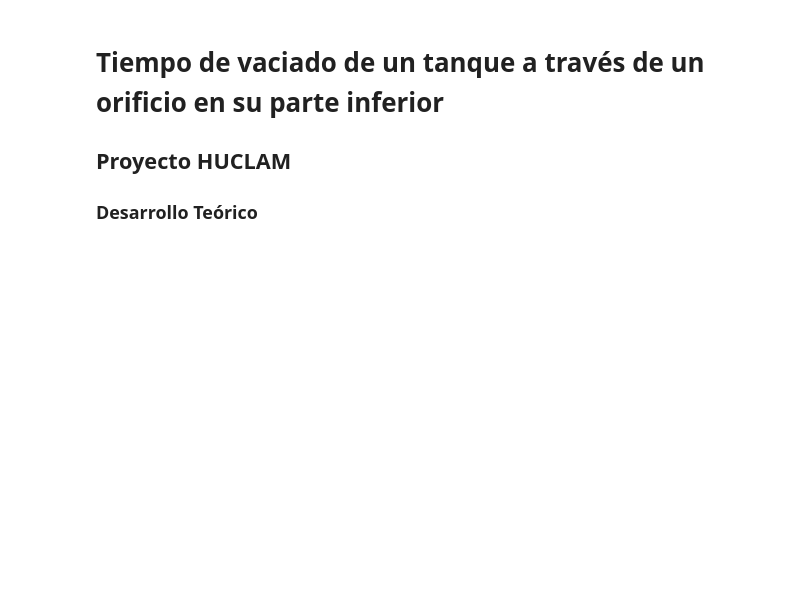
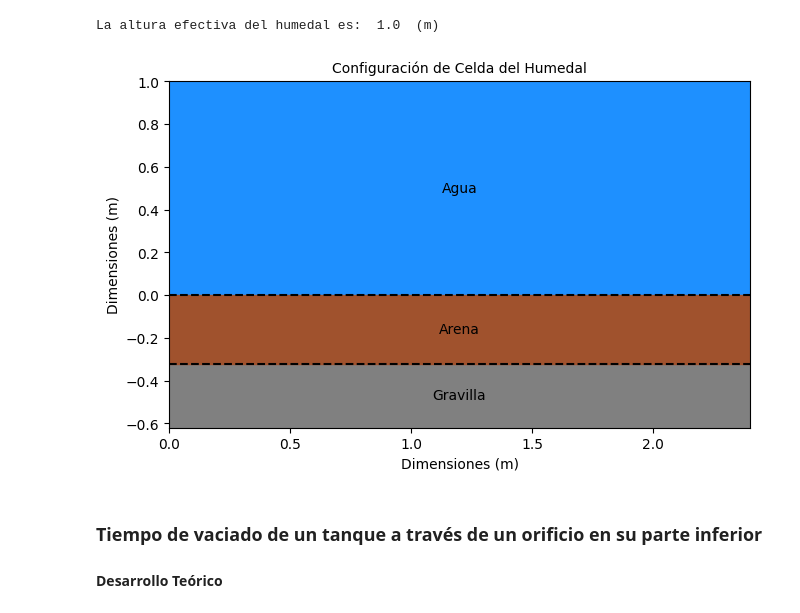
Before and after one commit to mqquiroz/HUCLAM, a Jupyter notebook: Tiempo_Vaciado.ipynb, the cells around one changed output. Saved outputs shown, nothing was run; the diff lists cells and outputs as text; code cells hidden in the pictures; blank space fills up the shorter version.

```diff
--- a/Tiempo_Vaciado.ipynb
+++ b/Tiempo_Vaciado.ipynb
@@ -3,8 +12,63 @@
+# %%
+#Geometría simplificada del humedal
+
+#INPUTS
+w         = 2.4 # ancho (m)
+h_grav    = 0.3 # altura de gravilla (m)
+h_humedal = 0.8 # altura del humedal (agua + arena)
+A         = 2.4*2.4 # area basal del humedal (m2)
+V_agua    = 3 # Volumen de agua a satisfacer (m3)
+n         = 0.4 # Porosidad (-)
+
+# Calculos
+#---------------------
+V_aparente  = A*h_humedal # volumen aparente (m3)
+V_arena     = n*V_aparente # volumen de arena (m3)
+h_arena     = V_arena/A  # Altura de arena (m)
+dV_efectivo = V_agua - V_arena # delta de volumen efectivo (m3)
+dh_efectivo = dV_efectivo/A # delta de altura efectiva a corregir (m)
+
+#Dibujo
+fig, ax = plt.subplots(1,1,figsize=(7.5,4.5))
+
+x     = np.array([0, w,      w,      0, 0])
+x_lin = np.arange(0,w+w/10,w/10)
+
+#gravilla
+y_grav = np.array([0, 0, h_grav, h_grav, 0])
+#arena
+y_arena = np.array([0, 0, h_grav, h_grav, 0])
+#agua
+y_agua = np.array([0, 0, h_humedal+dh_efectivo, h_humedal+dh_efectivo, 0])
+
+ax.fill_between(x_lin,h_humedal+dh_efectivo,0, color='dodgerblue', alpha=1.0)
+ax.fill_between(x_lin,-h_grav-h_arena,-h_arena, color='grey', alpha=1.0)
+ax.fill_between(x_lin,-h_arena,0, color='sienna', alpha=1.0)
+
+#ax.plot(x,y_agua,'r')
+
+ax.axhline(y=0, color='k',linestyle="--")
+ax.axhline(y=-h_arena, color='k',linestyle="--")
+ax.text(w/2,-h_arena/2,'Arena',horizontalalignment='center',verticalalignment='center')
+ax.text(w/2,(-h_grav/2)-h_arena,'Gravilla',horizontalalignment='center',verticalalignment='center')
+ax.text(w/2,(h_humedal+dh_efectivo)/2,'Agua',horizontalalignment='center',verticalalignment='center')
+
+ax.set_xlabel('Dimensiones (m)',fontsize=10)
+ax.set_ylabel('Dimensiones (m)',fontsize=10)
+ax.set_title('Configuración de Celda del Humedal',fontsize=10)
+ax.set_xlim(0,w)
+ax.set_ylim(-h_grav-h_arena,h_humedal+dh_efectivo)
+
+
+print('La altura efectiva del humedal es: ',np.round(h_humedal+dh_efectivo,2),' (m)')
+
+plt.show()
+# %% [output]
+La altura efectiva del humedal es:  1.0  (m)
+[figure, added]
 # %% [markdown]
-# Tiempo de vaciado de un tanque a través de un orificio en su parte inferior
-## Proyecto HUCLAM
-
-### Desarrollo Teórico
+### Tiempo de vaciado de un tanque a través de un orificio en su parte inferior
+#### Desarrollo Teórico
 # %% [markdown]
 Dejaremos:
 
```
Also changed, not shown: parts of 4 cells of this notebook.
